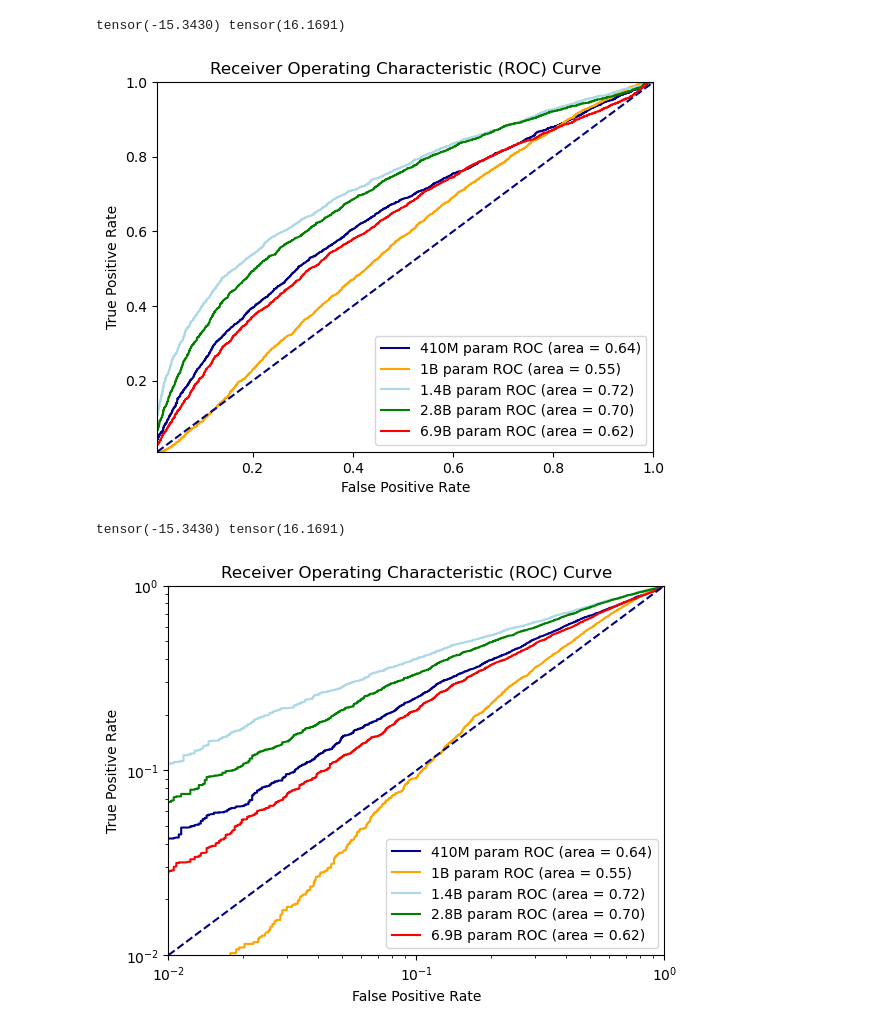
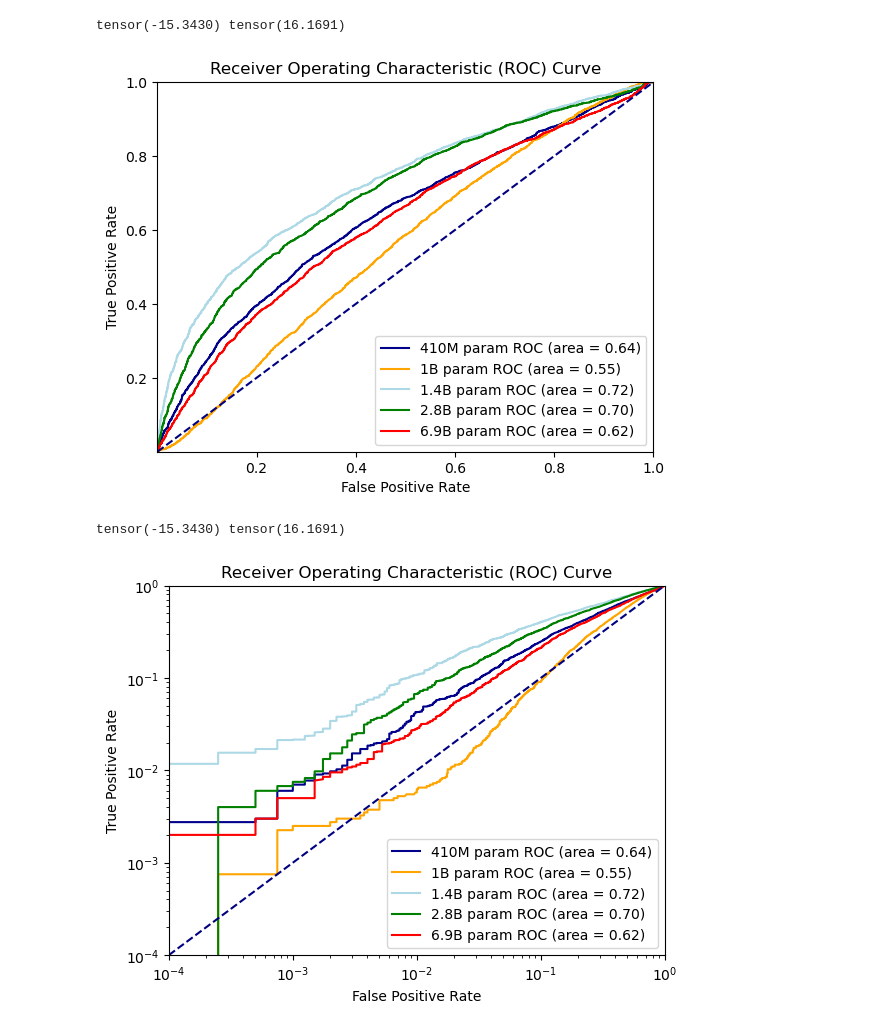
Before and after one commit to safr-ai-lab/pandora-llm, a Jupyter notebook: roc_diff_threshold/plot gaussian noise threshold attack success.ipynb, the cells around one changed output. Cells and saved outputs as stored; diff of their text form; code cells hidden in the pictures.

```diff
--- a/roc_diff_threshold/plot gaussian noise threshold attack success.ipynb
+++ b/roc_diff_threshold/plot gaussian noise threshold attack success.ipynb
@@ -68,9 +59,9 @@ for i in range(len(train_data)):
 # Plot the ROC curve
 for i in range(2,len(train_data)):
     plt.plot(fpr[i], tpr[i], color=colors[i], label=names[i]+' param ROC (area = %0.2f)' % auc_res[i])
-plt.plot([0.01, 1], [0.01, 1], color='navy', linestyle='--')
-plt.xlim([0.01, 1])
-plt.ylim([0.01, 1])
+plt.plot([0.0001, 1], [0.0001, 1], color='navy', linestyle='--')
+plt.xlim([0.0001, 1])
+plt.ylim([0.0001, 1])
 plt.xlabel('False Positive Rate')
 plt.ylabel('True Positive Rate')
 plt.title('Receiver Operating Characteristic (ROC) Curve')
@@ -78,7 +69,7 @@ plt.legend(loc="lower right")
 plt.savefig("difference thresholding roc.png")
 # %% [output]
 tensor(-15.3430) tensor(16.1691)
-[figure, old version]
+[figure, new version]
 # %%
 
 from sklearn.metrics import roc_curve, auc
@@ -88,34 +79,34 @@ train_data = [(train70M, val70M), (train160M, val160M), (train410M, val410M), (t
 st = min([ min(min(t),min(u)) for t,u in train_data])
 end = max([ max(max(t),max(u)) for t,u in train_data]) - min([ min(min(t),min(u)) for t,u in train_data])
 print(st,end)
 
 
 fpr = []
 tpr = []
 thresholds = []
 auc_res = []
 colors = ['darkorange', 'darkred',  'darkblue', 'orange', 'lightblue', 'green', 'red']
 names =["70M", "160M", "410M", "1B", "1.4B", "2.8B", "6.9B"]
 
 for i in range(len(train_data)):
     f, t, th = compute_fpr_tpr_thresholds(train_data[i][0], train_data[i][1], st, end)
     auc_res.append(auc(f, t))
     fpr.append(f)
     tpr.append(t)
     thresholds.append(th)
 
 
 # Plot the ROC curve
 for i in range(2,len(train_data)):
     plt.loglog(fpr[i], tpr[i], color=colors[i], label=names[i]+' param ROC (area = %0.2f)' % auc_res[i])
-plt.plot([0.01, 1], [0.01, 1], color='navy', linestyle='--')
-plt.xlim([0.01, 1])
-plt.ylim([0.01, 1])
+plt.plot([0.0001, 1], [0.0001, 1], color='navy', linestyle='--')
+plt.xlim([0.0001, 1])
+plt.ylim([0.0001, 1])
 plt.xlabel('False Positive Rate')
 plt.ylabel('True Positive Rate')
 plt.title('Receiver Operating Characteristic (ROC) Curve')
 plt.legend(loc="lower right")
 plt.savefig("difference thresholding roc log scale.png")
 # %% [output]
 tensor(-15.3430) tensor(16.1691)
-[figure, old version]
+[figure, new version]
```
Also changed, not shown: parts of 2 cells of this notebook, 4 other files.
